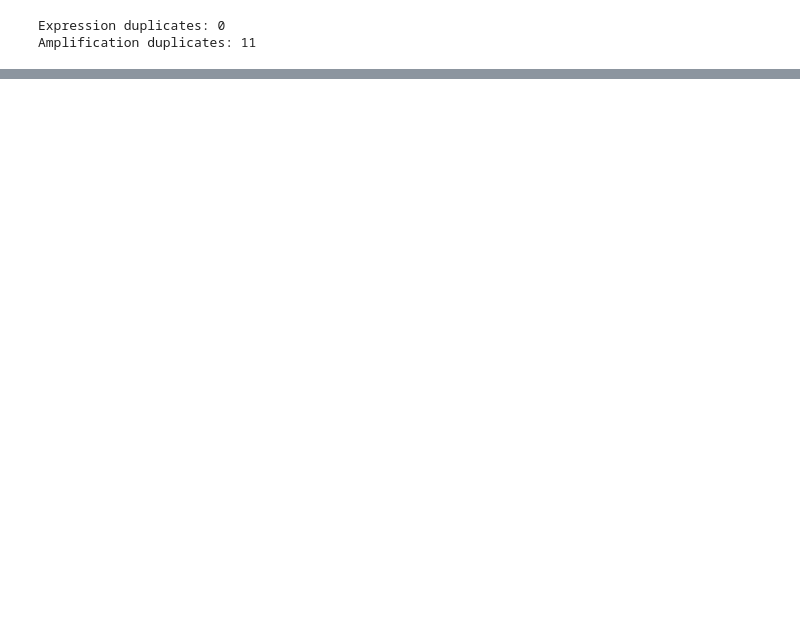
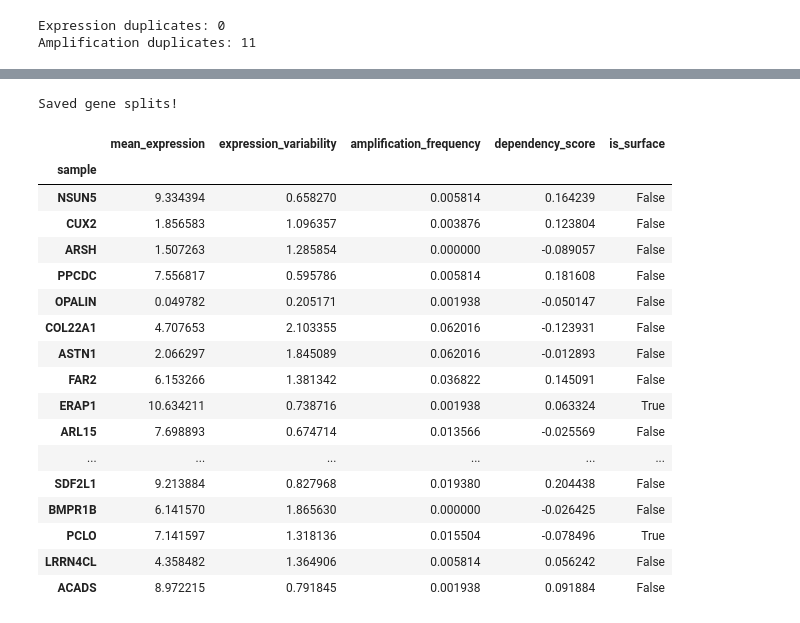
Before and after one commit to sbskinn/Tumor-Surface-Target-Prioritization, a Jupyter notebook: Checkpoint1_gene_expression.ipynb, the cells around one changed output, grey strips where cells are left out. Drawn from its saved outputs; the diff is of its cells as text; code cells hidden in the pictures; blank space fills up the shorter version.

```diff
--- a/Checkpoint1_gene_expression.ipynb
+++ b/Checkpoint1_gene_expression.ipynb
@@ -203,0 +470,19 @@ amplification_clean = amplification_features[
+# %%
+#Select 2000 genes
+from sklearn.model_selection import train_test_split
+
+surface = ml_dataset[ml_dataset["is_surface"]]
+non_surface = ml_dataset[~ml_dataset["is_surface"]]
+
+#12.5% of the dataset is surface-eligible
+surface_sample = surface.sample(n=250, random_state=42)
+non_surface_sample = non_surface.sample(n=1750, random_state=42)
+
+selected_genes = pd.concat([surface_sample, non_surface_sample])
+
+selected_genes = selected_genes.sample(frac=1, random_state=42)
+
+print("Selected genes:", len(selected_genes))
+print("Surface genes:", selected_genes["is_surface"].sum())
+print("Non-surface genes:", (~selected_genes["is_surface"]).sum())
+print("Duplicate genes:", selected_genes.index.duplicated().sum())
@@ -203,0 +533,46 @@ amplification_clean = amplification_features[
+# %%
+#save the split implementation
+import json
+
+split_dict = {
+    "train": train.index.tolist(),
+    "validation": val.index.tolist(),
+    "test": test.index.tolist()
+}
+
+with open(data_folder / "gene_splits.json", "w") as f:
+    json.dump(split_dict, f, indent=2)
+
+print("Saved gene splits!")
+# %% [output]
+Saved gene splits!
+# %%
+#Display a table showing the three input features, target label, and surface eligibility for the 2000 genes
+display(selected_genes[
+    [
+        "mean_expression",
+        "expression_variability",
+        "amplification_frequency",
+        "dependency_score",
+        "is_surface"
+    ]
+].head(20))
+# %% [output]
+|  | mean_expression | expression_variability | amplification_frequency | dependency_score | is_surface |
+| sample |  |  |  |  |  |
+| NSUN5 | 9.334394 | 0.658270 | 0.005814 | 0.164239 | False |
+| CUX2 | 1.856583 | 1.096357 | 0.003876 | 0.123804 | False |
+| ARSH | 1.507263 | 1.285854 | 0.000000 | -0.089057 | False |
+| PPCDC | 7.556817 | 0.595786 | 0.005814 | 0.181608 | False |
+| OPALIN | 0.049782 | 0.205171 | 0.001938 | -0.050147 | False |
+| COL22A1 | 4.707653 | 2.103355 | 0.062016 | -0.123931 | False |
+| ASTN1 | 2.066297 | 1.845089 | 0.062016 | -0.012893 | False |
+| FAR2 | 6.153266 | 1.381342 | 0.036822 | 0.145091 | False |
+| ERAP1 | 10.634211 | 0.738716 | 0.001938 | 0.063324 | True |
+| ARL15 | 7.698893 | 0.674714 | 0.013566 | -0.025569 | False |
+| ... | ... | ... | ... | ... | ... |
+| SDF2L1 | 9.213884 | 0.827968 | 0.019380 | 0.204438 | False |
+| BMPR1B | 6.141570 | 1.865630 | 0.000000 | -0.026425 | False |
+| PCLO | 7.141597 | 1.318136 | 0.015504 | -0.078496 | True |
+| LRRN4CL | 4.358482 | 1.364906 | 0.005814 | 0.056242 | False |
+| ACADS | 8.972215 | 0.791845 | 0.001938 | 0.091884 | False |
```
Also changed, not shown: parts of 25 cells of this notebook.
